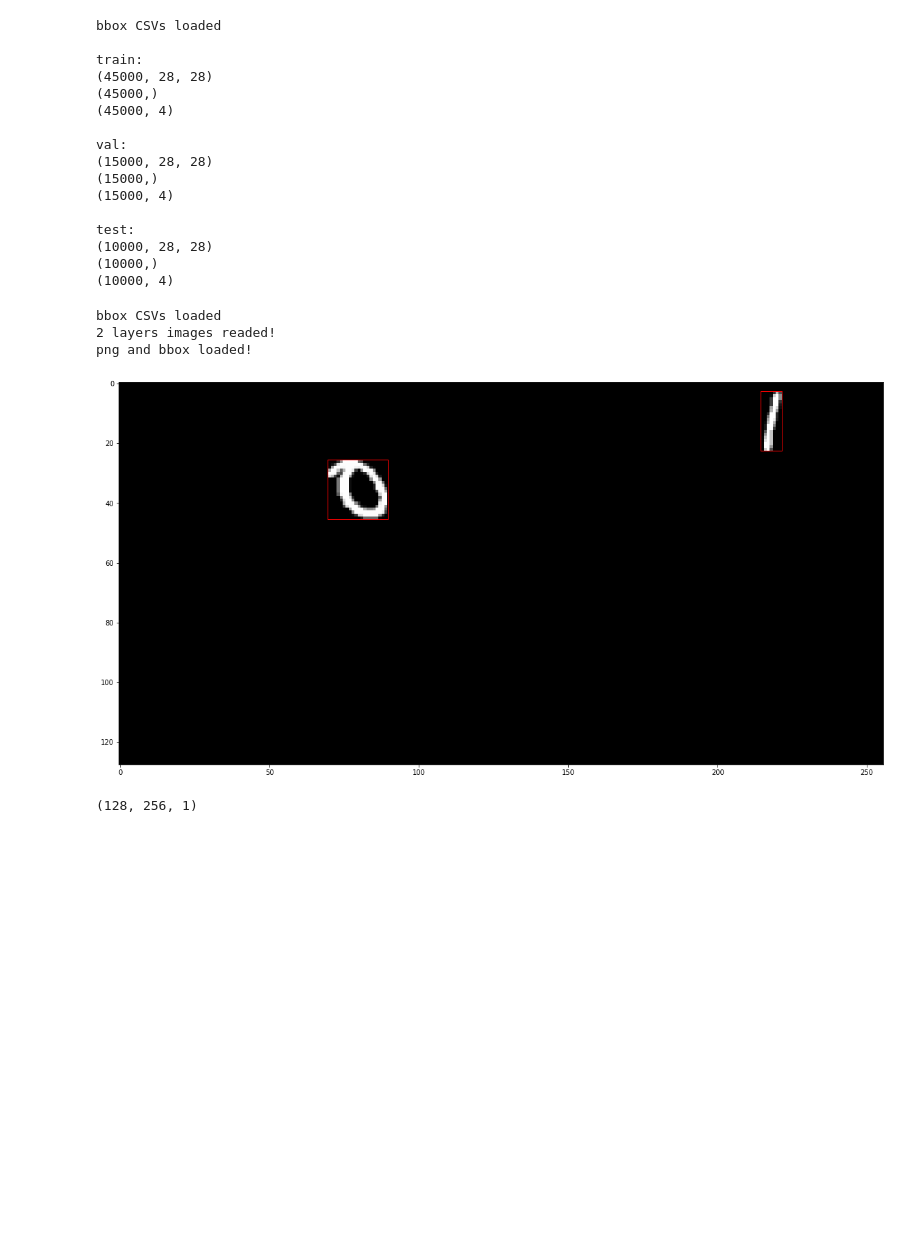
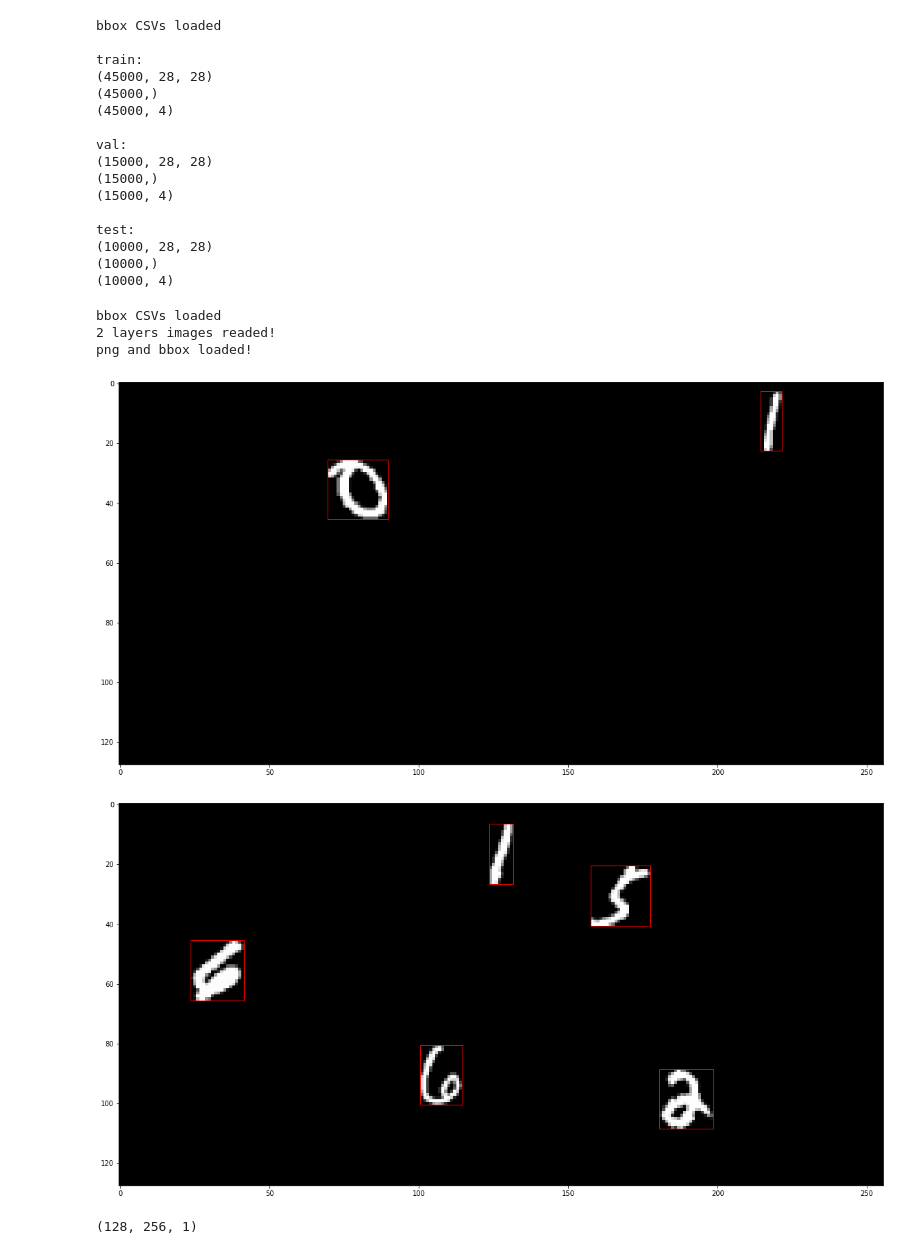
Before and after one commit to 0r4nd/HandwritingRecognition, a Jupyter notebook: notebooks/HandwritingRecognition.ipynb, the cells around one changed output. Drawn from its saved outputs; the diff is of its cells as text; code cells hidden in the pictures; blank space fills up the shorter version.

```diff
--- a/notebooks/HandwritingRecognition.ipynb
+++ b/notebooks/HandwritingRecognition.ipynb
@@ -594,34 +594,35 @@ except NameError: # jupyter notebook
     dataset_dir = os.path.join(os.path.dirname(os.getcwd()), 'dataset')
 
 (X_train, y_train), (X_test, y_test) = datasets.mnist.load_data(path="mnist.npz")
 og = ObjectDetectionGenerator(X_train, y_train, X_test, y_test, dataset_dir,
                               layers_width=256,layers_height=128)
 og.load_sprites()
 #og.transform_scale([28.,28.])
 
 #og.reset_layers()
 og.add_layer()
 og._draw_random_sprites(0, 2)
 og.add_layer()
 og._draw_random_sprites(1, 5)
 
 #og.show_layer(0)
 #og.show_layer(1)
 
 #print(og.layers["aabb_train"])
 #print(pd.Series(og.layers["aabb_train"]).to_json(orient='values'))
 og.load_layers()
 
 
 #write_layers(og, "train")
 #read_layers(og, "train")
 og.show_layer(0)
-#og.show_layer(1)
+og.show_layer(1)
 # %% [output]
 bbox CSVs loaded
 2 layers images readed!
 png and bbox loaded!
 [figure]
+[figure, added]
 # %%
 og.clean_layer(0)
 og._draw_packed_sprites(0, 100)
```
Also changed, not shown: parts of 2 cells of this notebook.
